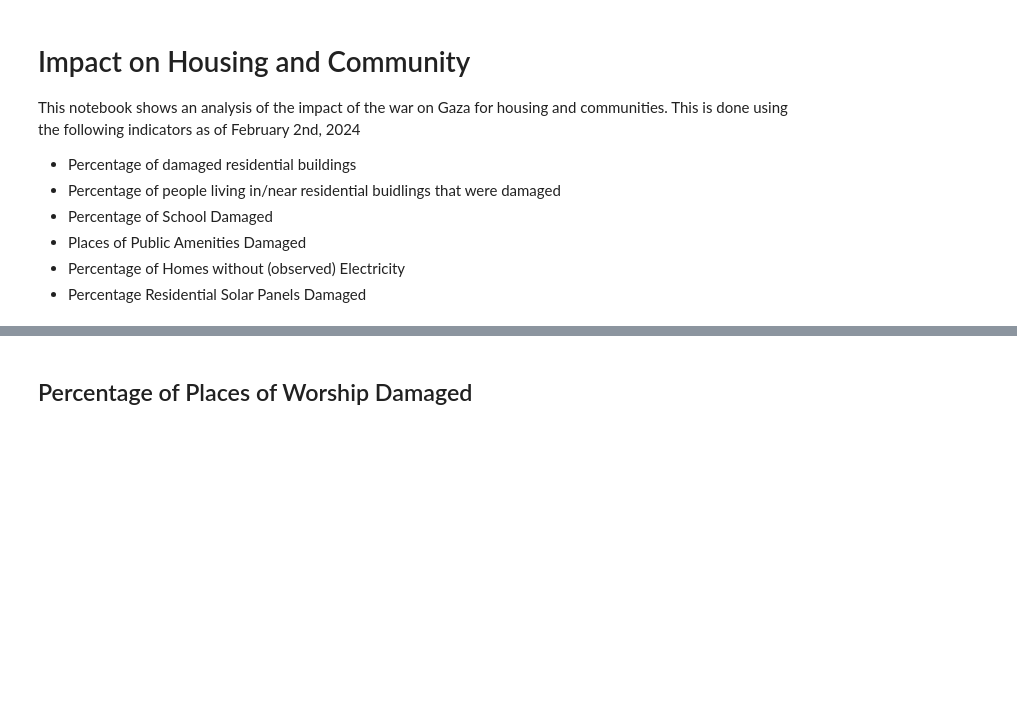
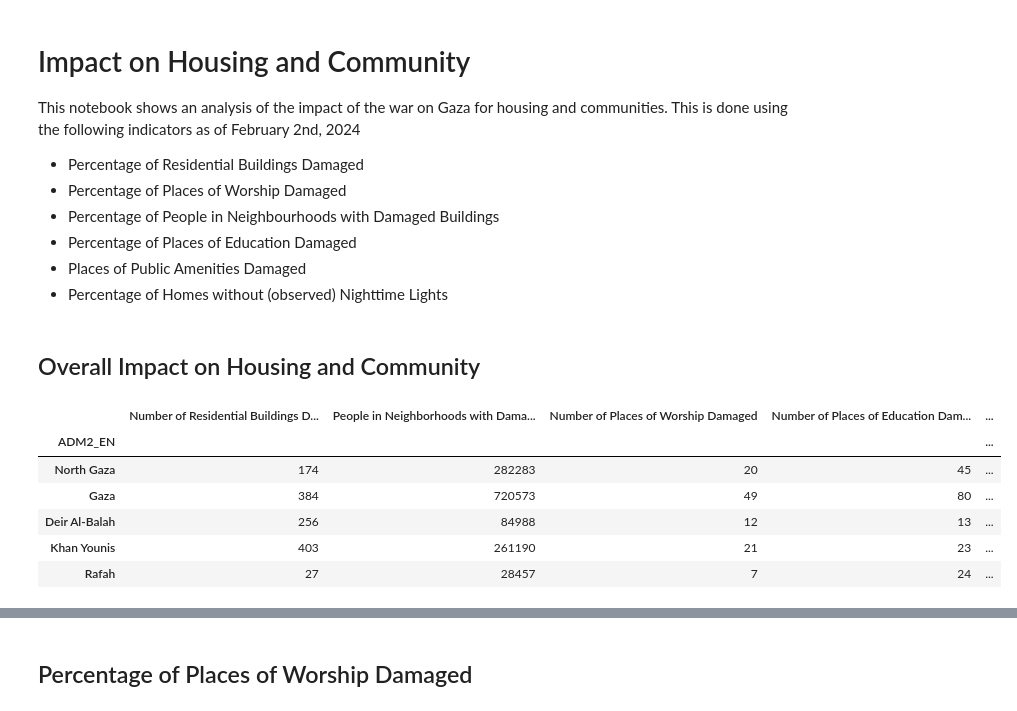
Before and after one commit to datapartnership/gaza-israel-conflict-impact-analysis, a Jupyter notebook: notebooks/sample-indicators/housing-and-community.ipynb, the cells around one changed output, grey strips where cells are left out. Drawn from its saved outputs; the diff is of its cells as text; code cells hidden in the pictures; blank space fills up the shorter version.

```diff
--- a/notebooks/sample-indicators/housing-and-community.ipynb
+++ b/notebooks/sample-indicators/housing-and-community.ipynb
@@ -3,12 +3,12 @@
 
 This notebook shows an analysis of the impact of the war on Gaza for housing and communities. This is done using the following indicators as of February 2nd, 2024
 
-* Percentage of damaged residential buildings
-* Percentage of people living in/near residential buidlings that were damaged
-* Percentage of School Damaged
+* Percentage of Residential Buildings Damaged
+* Percentage of Places of Worship Damaged
+* Percentage of People in Neighbourhoods with Damaged Buildings
+* Percentage of Places of Education Damaged
 * Places of Public Amenities Damaged
-* Percentage of Homes without (observed) Electricity
-* Percentage Residential Solar Panels Damaged
+* Percentage of Homes without (observed) Nighttime Lights
 # %%
 import geopandas
 import matplotlib.pyplot as plt
@@ -21,2 +21,14 @@ from palettable.tableau import ColorBlind_10, TableauMedium_10
 %config InlineBackend.figure_formats = ['svg']
 %matplotlib inline
+# %% [markdown]
+## Overall Impact on Housing and Community
+# %%
+summary_stats[['Number of Residential Buildings Damaged', 'People in Neighborhoods with Damaged Buildings', 'Number of Places of Worship Damaged', 'Number of Places of Education Damaged','Number of Public Amenities Damaged' ]].style.background_gradient(cmap='viridis', axis=0).format("{:.0f}")
+# %% [output]
+|  | Number of Residential Buildings D... | People in Neighborhoods with Dama... | Number of Places of Worship Damaged | Number of Places of Education Dam... | ... |
+| ADM2_EN |  |  |  |  | ... |
+| North Gaza | 174 | 282283 | 20 | 45 | ... |
+| Gaza | 384 | 720573 | 49 | 80 | ... |
+| Deir Al-Balah | 256 | 84988 | 12 | 13 | ... |
+| Khan Younis | 403 | 261190 | 21 | 23 | ... |
+| Rafah | 27 | 28457 | 7 | 24 | ... |
```
Also changed, not shown: parts of 28 cells of this notebook.
